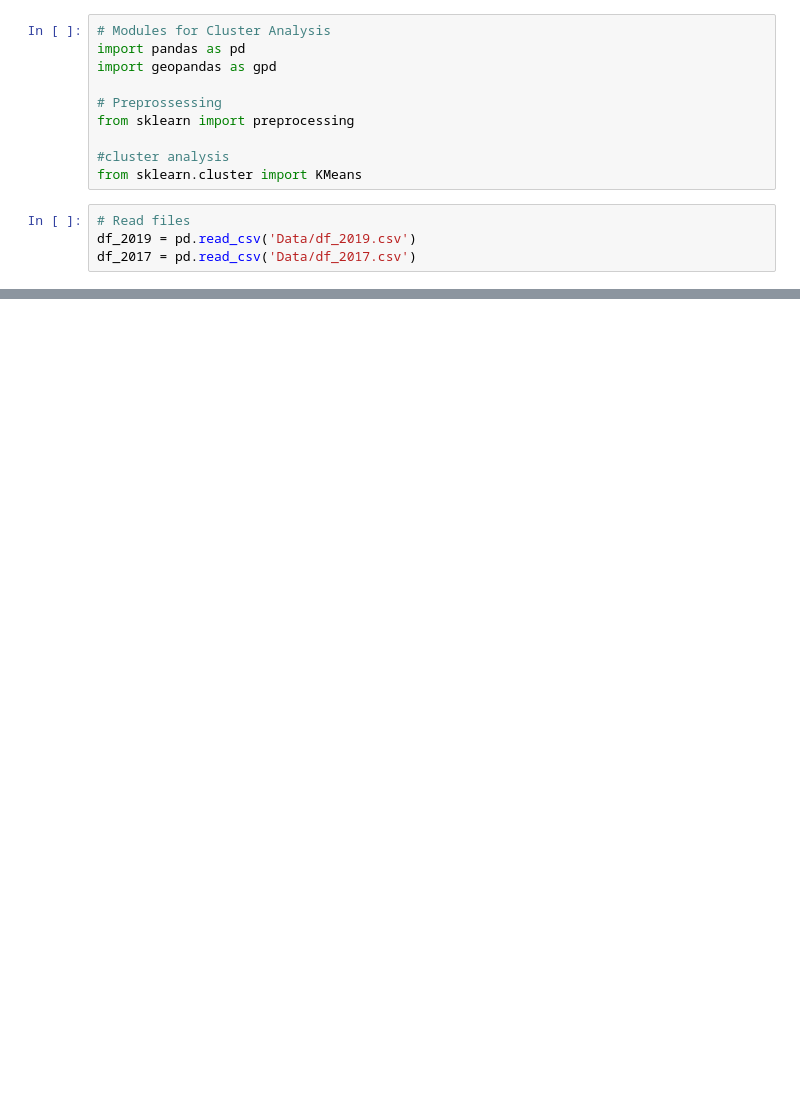
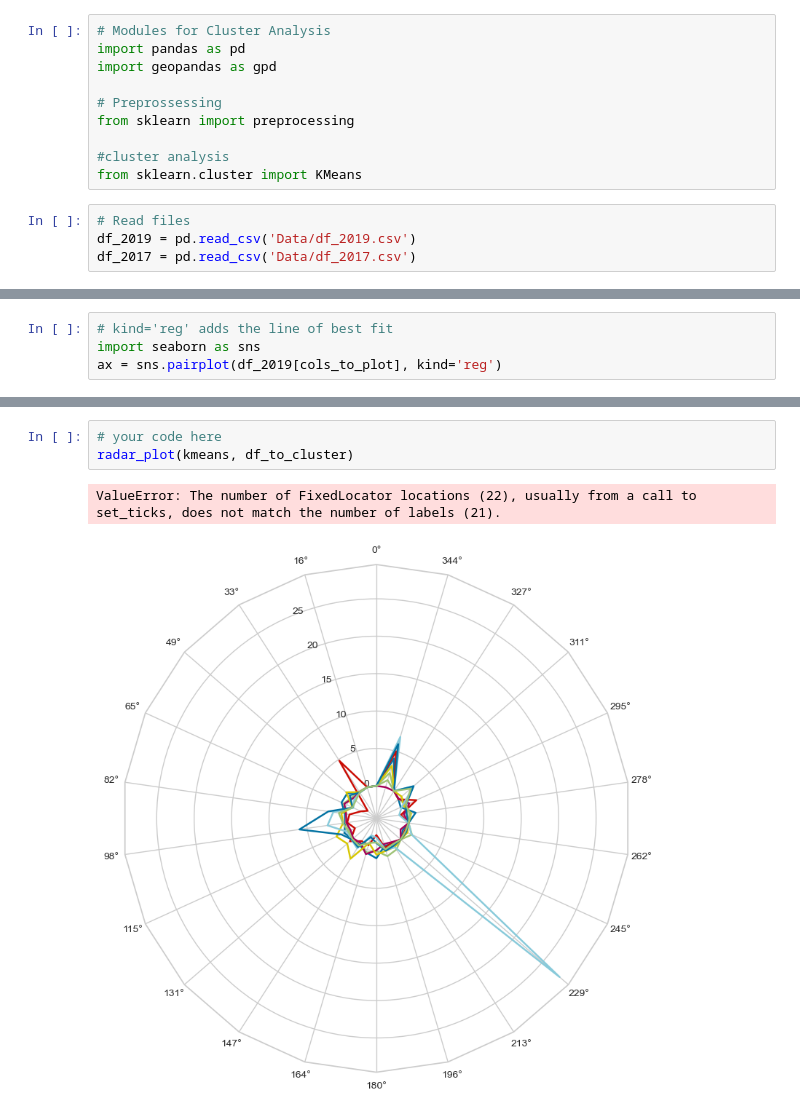
Before and after one commit to chnvd/uds_mayachai, a Jupyter notebook: Cluster Analysis.ipynb, the cells around one changed output, grey strips where cells are left out. Saved outputs shown, nothing was run; the diff lists cells and outputs as text; blank space fills up the shorter version.

```diff
--- a/Cluster Analysis.ipynb
+++ b/Cluster Analysis.ipynb
@@ -45,0 +74,4 @@ df_to_cluster = pd.DataFrame(scaler.transform(df_2019[cols_to_plot]),
+# %%
+# kind='reg' adds the line of best fit
+import seaborn as sns
+ax = sns.pairplot(df_2019[cols_to_plot], kind='reg')
@@ -94,0 +248,6 @@ dtype: int64
+# %%
+# your code here
+radar_plot(kmeans, df_to_cluster)
+# %% [output]
+ValueError: The number of FixedLocator locations (22), usually from a call to set_ticks, does not match the number of labels (21).
+[figure, added]
```
Also changed, not shown: parts of 10 cells of this notebook.
